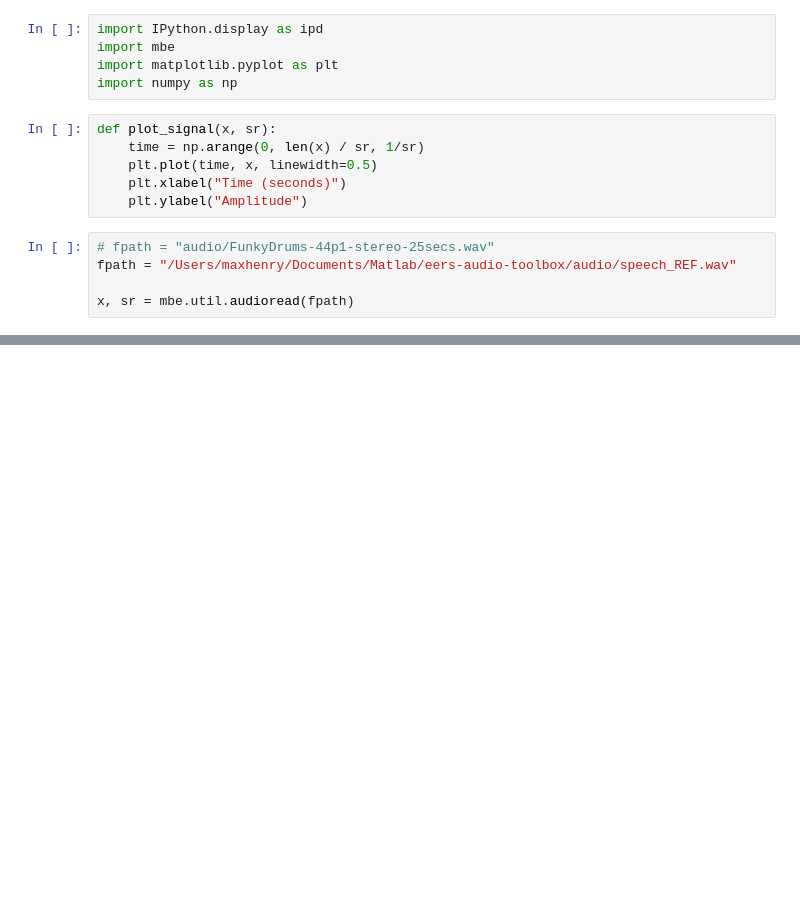
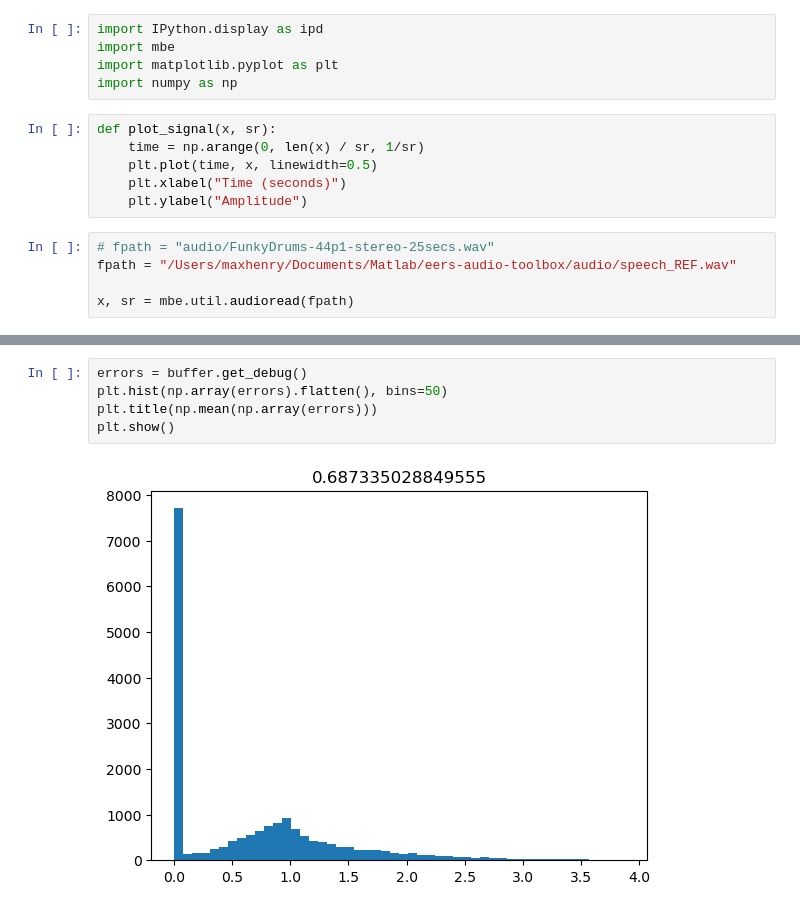
Before and after one commit to maxsolomonhenry/mbe, a Jupyter notebook: main.ipynb, the cells around one changed output, grey strips where cells are left out. Saved outputs shown, nothing was run; the diff lists cells and outputs as text; blank space fills up the shorter version.

```diff
--- a/main.ipynb
+++ b/main.ipynb
@@ -66,2 +54,9 @@ plt.show()
 [interactive output not drawn]
 [interactive output not drawn]
+# %%
+errors = buffer.get_debug()
+plt.hist(np.array(errors).flatten(), bins=50)
+plt.title(np.mean(np.array(errors)))
+plt.show()
+# %% [output]
+[figure, added]
```
Also changed, not shown: parts of 2 cells of this notebook, 1 other file.
